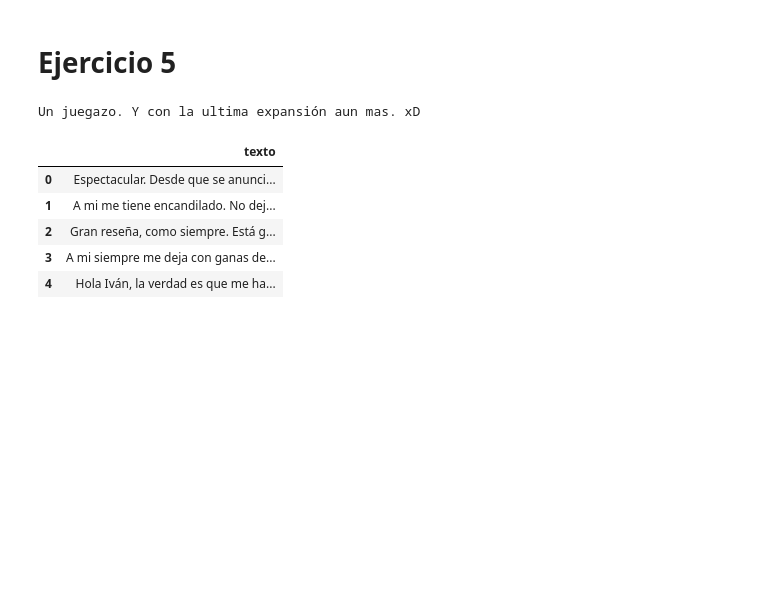
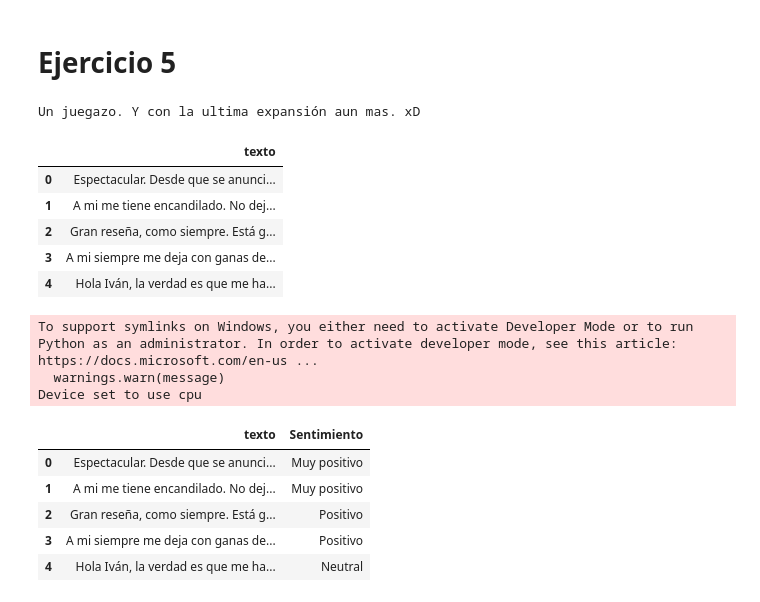
Before and after one commit to Kabarou/NLP_Parte2, a Jupyter notebook: main.ipynb, the cells around one changed output. Cells and saved outputs as stored; diff of their text form; code cells hidden in the pictures; blank space fills up the shorter version.

```diff
--- a/main.ipynb
+++ b/main.ipynb
@@ -456,3 +456,41 @@ df_resenias.head()
 | 2 | Gran reseña, como siempre. Está g... |
 | 3 | A mi siempre me deja con ganas de... |
 | 4 | Hola Iván, la verdad es que me ha... |
+# %%
+from transformers import BertTokenizer, BertForSequenceClassification, pipeline
+model_name = "nlptown/bert-base-multilingual-uncased-sentiment"
+tokenizer = BertTokenizer.from_pretrained(model_name)
+model = BertForSequenceClassification.from_pretrained(model_name)
+nlp = pipeline("sentiment-analysis", model=model, tokenizer=tokenizer)
+# %% [output]
+To support symlinks on Windows, you either need to activate Developer Mode or to run Python as an administrator. In order to activate developer mode, see this article: https://docs.microsoft.com/en-us ...
+  warnings.warn(message)
+Device set to use cpu
+# %%
+# Agrego etiquetas para que sea mas representativo
+etiquetas_map = {
+    "1 star": "Muy negativo",
+    "2 stars": "Negativo",
+    "3 stars": "Neutral",
+    "4 stars": "Positivo",
+    "5 stars": "Muy positivo"
+}
+
+# Analizar el sentimiento de cada reseña utilizando el modelo preentrenado
+sentimientos = []
+for texto in df_resenias["texto"]:
+    resultado = nlp(texto[:512])[0]  # Truncar texto largo
+    etiqueta = resultado["label"]
+    sentimiento = etiquetas_map.get(etiqueta, "Desconocido")
+    sentimientos.append(sentimiento)
+
+df_resenias["Sentimiento"] = sentimientos
+# %%
+df_resenias.head(5)
+# %% [output]
+|  | texto | Sentimiento |
+| 0 | Espectacular. Desde que se anunci... | Muy positivo |
+| 1 | A mi me tiene encandilado. No dej... | Muy positivo |
+| 2 | Gran reseña, como siempre. Está g... | Positivo |
+| 3 | A mi siempre me deja con ganas de... | Positivo |
+| 4 | Hola Iván, la verdad es que me ha... | Neutral |
```
Also changed, not shown: parts of 3 cells of this notebook.
